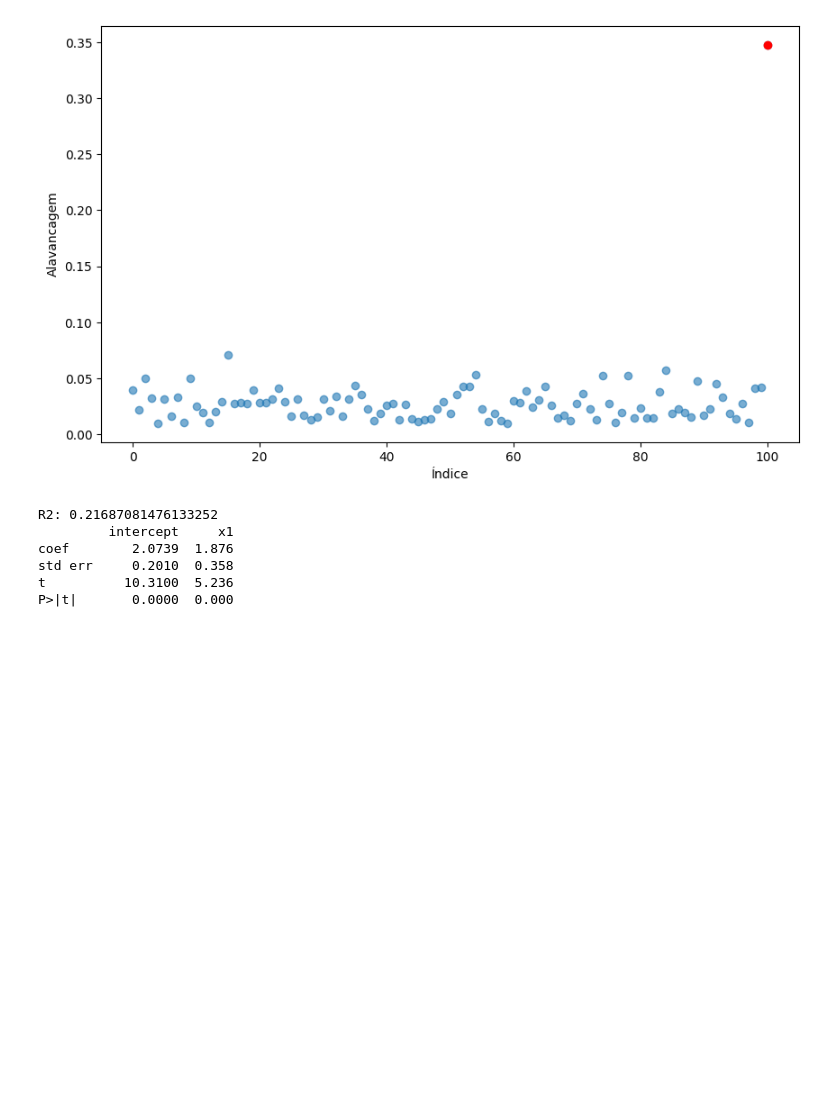
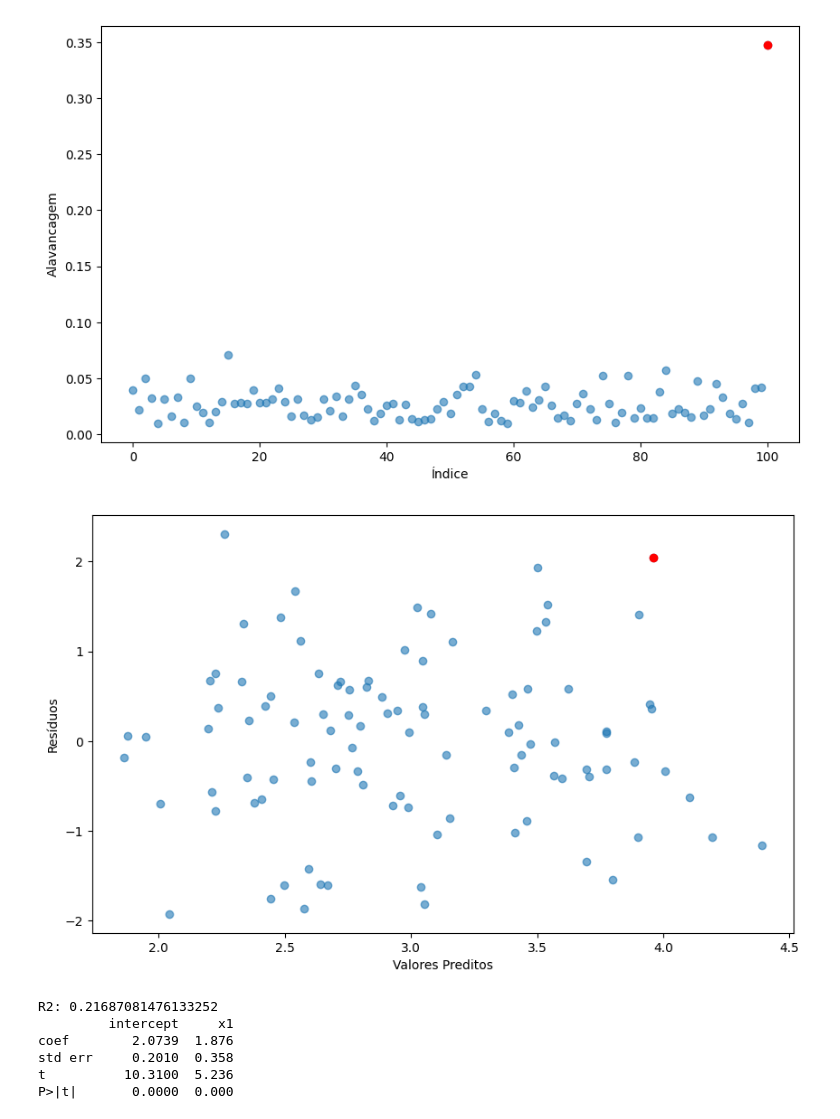
Before and after one commit to oliveira-silva-lucas/ISLP, a Jupyter notebook: Cap_03_Linear_Regression/Exercises/ex_cap_03_simulated_data.ipynb, the cells around one changed output. Drawn from its saved outputs; the diff is of its cells as text; code cells hidden in the pictures; blank space fills up the shorter version.

Commit message:
plot de precição vs resíduo

```diff
--- a/Cap_03_Linear_Regression/Exercises/ex_cap_03_simulated_data.ipynb
+++ b/Cap_03_Linear_Regression/Exercises/ex_cap_03_simulated_data.ipynb
@@ -655,6 +655,18 @@ std err     0.1920  0.4660  0.7050
 t          10.7200  1.8380  3.2160
 P>|t|       0.0000  0.0690  0.0020
 [figure]
+# %%
+def plot_previsoes_residuos(res):
+    indice_outlier = 100
+    ax = subplots(figsize=(10, 6))[1]
+    ax.scatter(res.fittedvalues, res.resid, alpha=0.6)
+    ax.scatter(res.fittedvalues[indice_outlier], res.resid[indice_outlier], color='red')
+    ax.set_xlabel('Valores Preditos')
+    ax.set_ylabel('Resíduos')
+
+plot_previsoes_residuos(resultados_14_c_g)
+# %% [output]
+[figure, added]
 # %%
 resultados_14_d_g = sm.OLS(y, MS(['x1']).fit_transform(df)).fit()
 print('R2:', resultados_14_d_g.rsquared)
```
Also changed, not shown: parts of 8 cells of this notebook.
